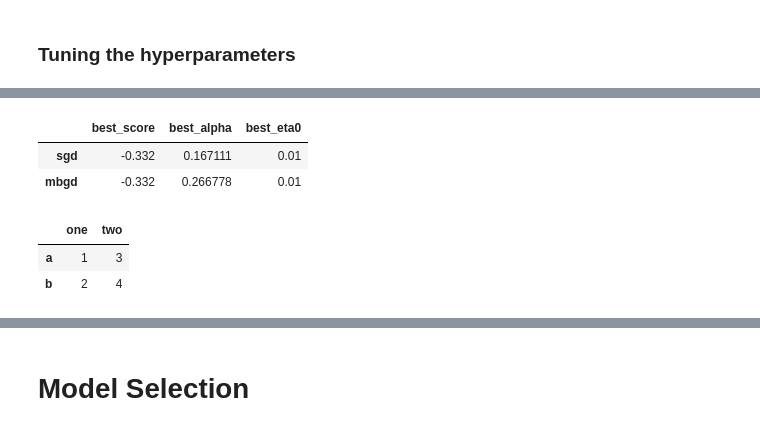
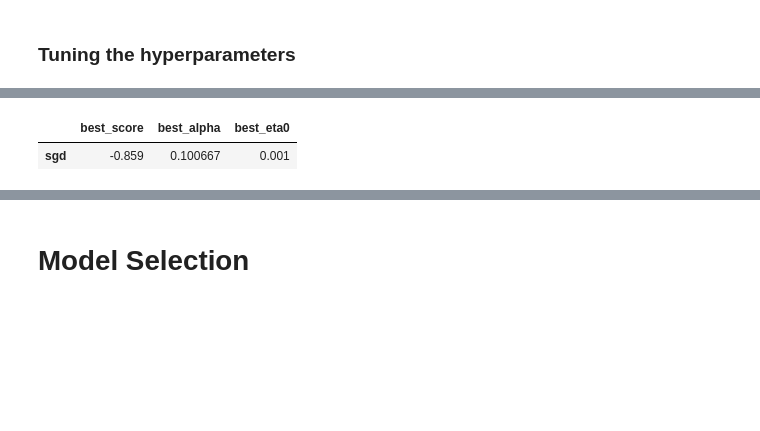
Before and after one commit to rajkumarcm/MachineLearning, a Jupyter notebook: Homework1/Homework_1.ipynb, the cells around one changed output, grey strips where cells are left out. Drawn from its saved outputs; the diff is of its cells as text; code cells hidden in the pictures; blank space fills up the shorter version.

```diff
--- a/Homework1/Homework_1.ipynb
+++ b/Homework1/Homework_1.ipynb
@@ -484,10 +864,16 @@ from sklearn.preprocessing import StandardScaler
 ss = StandardScaler()
 # %%
 # Standardize the training data
-X_train = ss.fit_transform(X_train)
+# X_train = ss.fit_transform(X_train)
+X_train = np.hstack([ss.fit_transform(X_train[:, :len(numerical_vars)]),
+                     X_train[:, len(numerical_vars):]])
 
 # Standardize the validation data
-X_val = ss.transform(X_val)
+# X_val = ss.transform(X_val)
+X_val = np.hstack([ss.transform(X_val[:, :len(numerical_vars)]),
+                   X_val[:, len(numerical_vars):]])
 
 # Standardize the test data
-X_test = ss.transform(X_test)
+# X_test = ss.transform(X_test)
+X_test = np.hstack([ss.transform(X_test[:, :len(numerical_vars)]),
+                    X_test[:, len(numerical_vars):]])
@@ -505,11 +903,8 @@ y_test = ss.transform(y_test.reshape(-1, 1)).reshape(-1)
 # %%
 from sklearn.linear_model import SGDRegressor
 
-mb_size = 500
-
-models = {'sgd': SGDRegressor(random_state=random_seed, early_stopping=True), # SGD
-          'mbgd': SGDRegressor(random_state=random_seed, early_stopping=True,
-                               average=500)}
+models = {'sgd': SGDRegressor(random_state=random_seed, early_stopping=True,
+                              max_iter=5000)} # SGD
 # %%
 from sklearn.pipeline import Pipeline
 
@@ -527,7 +922,7 @@ X_train_val, y_train_val, ps = get_train_val_ps(X_train, y_train, X_val, y_val)
 param_grids = {}
 # %%
 # The parameter grid of eta
-eta_grid = [1e-5, 1e-4, 1e-3, 1e-2, 1e-1]
+eta_grid = [1e-5, 1e-4, 1e-3, 1e-2, 1e-1, 2e-1, 3e-1, 4e-1, 5e-1]
 
 # The parameter grid of alpha
 alpha_grid = np.linspace(1e-3, 3e-1, 10)
@@ -535,6 +930,3 @@ alpha_grid = np.linspace(1e-3, 3e-1, 10)
 # Update param_grids
 param_grids['sgd'] = [{'model__eta0': eta_grid,
                        'model__alpha': alpha_grid}]
-
-param_grids['mbgd'] = [{'model__eta0': eta_grid,
-                       'model__alpha': alpha_grid}]
@@ -558,8 +955,9 @@ for acronym in pipes.keys():
     gs = GridSearchCV(estimator=pipes[acronym],
                       param_grid=param_grids[acronym],
                       scoring='neg_mean_squared_error',
-                      n_jobs=8,
-                      cv=ps,
+                      n_jobs=16,
+                      # cv=ps,
+                      cv=5,
                       return_train_score=True)
 
     # Fit the pipeline
@@ -589,7 +987,7 @@ for acronym in pipes.keys():
     cv_results = cv_results[important_columns + sorted(list(set(cv_results.columns) - set(important_columns)))]
 
     # Write cv_results file
-    cv_results.to_csv(path_or_buf=abspath_curr + 'result/cv_results/GridSearchCV/' + acronym + '.csv', index=False)
+    # cv_results.to_csv(path_or_buf=abspath_curr + 'result/cv_results/GridSearchCV/' + acronym + '.csv', index=False)
 
 # Sort best_score_params_estimator_gs in descending order of the best_score_
 # best_score_params_estimator_gs = sorted(best_score_params_estimator_gs, key=lambda x : x[0], reverse=True)
@@ -611,17 +1002,16 @@ best_score_params_estimator_gs
 # %%
 best_scores = {}
 best_alpha = {}
 best_eta0 = {}
 
 for acronym in pipes.keys():
     best_scores[acronym] = best_score_params_estimator_gs[acronym][0]
     best_alpha[acronym] = best_score_params_estimator_gs[acronym][1]['model__alpha']
     best_eta0[acronym] = best_score_params_estimator_gs[acronym][1]['model__eta0']
 
-pd.DataFrame([best_scores, best_alpha, best_eta]).T.rename(columns={0:'best_score',
+pd.DataFrame([best_scores, best_alpha, best_eta0]).T.rename(columns={0:'best_score',
                                                                     1:'best_alpha',
                                                                     2:'best_eta0'})
 # %% [output]
 |  | best_score | best_alpha | best_eta0 |
-| sgd | -0.332 | 0.167111 | 0.01 |
-| mbgd | -0.332 | 0.266778 | 0.01 |
+| sgd | -0.859 | 0.100667 | 0.001 |
@@ -633,9 +1017,0 @@ pd.DataFrame(best_score_params_estimator_gs, columns=['best_score', 'best_param'
-# %%
-# tmp_x = {}
-# tmp_x['a'] =
-# tmp_x['b'] =
-pd.DataFrame({'one':{'a':1, 'b':2}, 'two':{'a':3, 'b':4}})
-# %% [output]
-|  | one | two |
-| a | 1 | 3 |
-| b | 2 | 4 |
```
Also changed, not shown: parts of 72 cells of this notebook.
